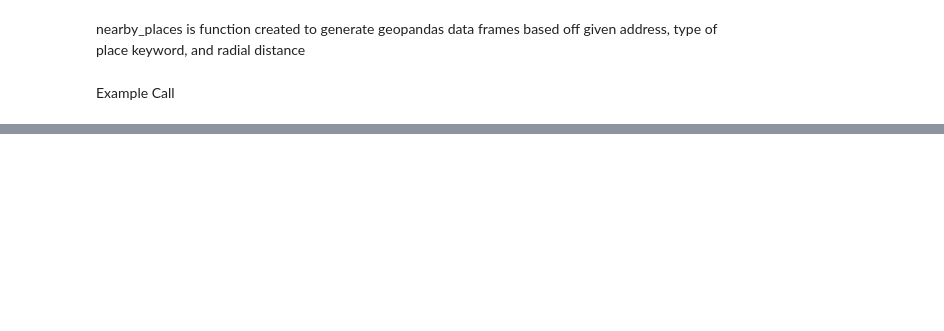
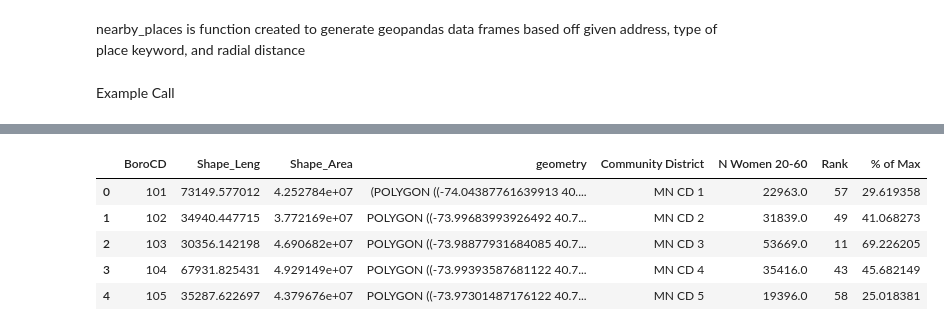
Before and after one commit to nalehc/gala_flyer_locations, a Jupyter notebook: Google_Places_Scraping_Alan.ipynb, the cells around one changed output, grey strips where cells are left out. Cells and saved outputs as stored; diff of their text form; code cells hidden in the pictures; blank space fills up the shorter version.

```diff
--- a/Google_Places_Scraping_Alan.ipynb
+++ b/Google_Places_Scraping_Alan.ipynb
@@ -186,0 +220,15 @@ fig1 = stations_plot(test_gdf, file, zoom = True)
+# %%
+def CD_Conversion(substring, CD_dict):
+    str_list = substring.split(' ')
+    Neighborhood = CD_dict[str_list[0]]
+    Number = str_list[2]
+    if len(Number) < 2:
+        Number = "0" + Number
+    return int(Neighborhood + Number)
+# %%
+background = gpd.read_file('community_districts.geojson')
+b_df = background.set_geometry('geometry')
+b_df['CD Type'] = b_df['BoroCD'].apply(lambda x: int(str(x)[1]) < 2)
+b_df = b_df[b_df['CD Type'] == True]
+b_df = b_df.drop(axis = 1, labels = ['CD Type'])
+b_df.head()
@@ -186,0 +242,16 @@ fig1 = stations_plot(test_gdf, file, zoom = True)
+# %%
+excel_file = "totpop_singage_sex2010_cd.xlsx"
+CD_Key = {"MN": "1", "BX": "2", "BRK": "3", "QN": "4", "SI": "5"}
+census_df = pd.read_excel(excel_file, skiprows = 4)
+census_df = census_df.drop(axis = 0, labels = list(range(1, 23)) + list(range(64, len(census_df))))
+census_df = census_df.set_index('Community Districts')
+census_df = census_df[census_df != 'Male'].dropna(axis = 1, how = 'any')
+census_df = census_df.drop(axis = 0, labels = ['Sex'])
+women_by_CD = census_df.sum()
+women_by_CD_df = pd.DataFrame({'Community District': women_by_CD.index.values, 'N Women 20-60': women_by_CD.values})
+women_by_CD_df = women_by_CD_df.sort_values(by = 'N Women 20-60', ascending = False)
+women_by_CD_df['Rank'] = list(range(1, len(women_by_CD_df) + 1))
+women_by_CD_df['% of Max'] = women_by_CD_df['N Women 20-60'].apply(lambda x: (x/77527) * 100)
+women_by_CD_df = women_by_CD_df.reset_index(drop = True)
+women_by_CD_df['BoroCD'] = women_by_CD_df['Community District'].apply(lambda x: CD_Conversion(x, CD_Key))
+women_by_CD_df.head()
@@ -186,0 +265,12 @@ fig1 = stations_plot(test_gdf, file, zoom = True)
+# %%
+merged_census_df = b_df.merge(women_by_CD_df, how = 'inner', on = 'BoroCD', sort = True)
+merged_census_df = gpd.GeoDataFrame(merged_census_df)
+merged_census_df = merged_census_df.set_geometry('geometry')
+merged_census_df.head()
+# %% [output]
+|  | BoroCD | Shape_Leng | Shape_Area | geometry | Community District | N Women 20-60 | Rank | % of Max |
+| 0 | 101 | 73149.577012 | 4.252784e+07 | (POLYGON ((-74.04387761639913 40.... | MN CD 1 | 22963.0 | 57 | 29.619358 |
+| 1 | 102 | 34940.447715 | 3.772169e+07 | POLYGON ((-73.99683993926492 40.7... | MN CD 2 | 31839.0 | 49 | 41.068273 |
+| 2 | 103 | 30356.142198 | 4.690682e+07 | POLYGON ((-73.98877931684085 40.7... | MN CD 3 | 53669.0 | 11 | 69.226205 |
+| 3 | 104 | 67931.825431 | 4.929149e+07 | POLYGON ((-73.99393587681122 40.7... | MN CD 4 | 35416.0 | 43 | 45.682149 |
+| 4 | 105 | 35287.622697 | 4.379676e+07 | POLYGON ((-73.97301487176122 40.7... | MN CD 5 | 19396.0 | 58 | 25.018381 |
```
Also changed, not shown: parts of 11 cells of this notebook.
